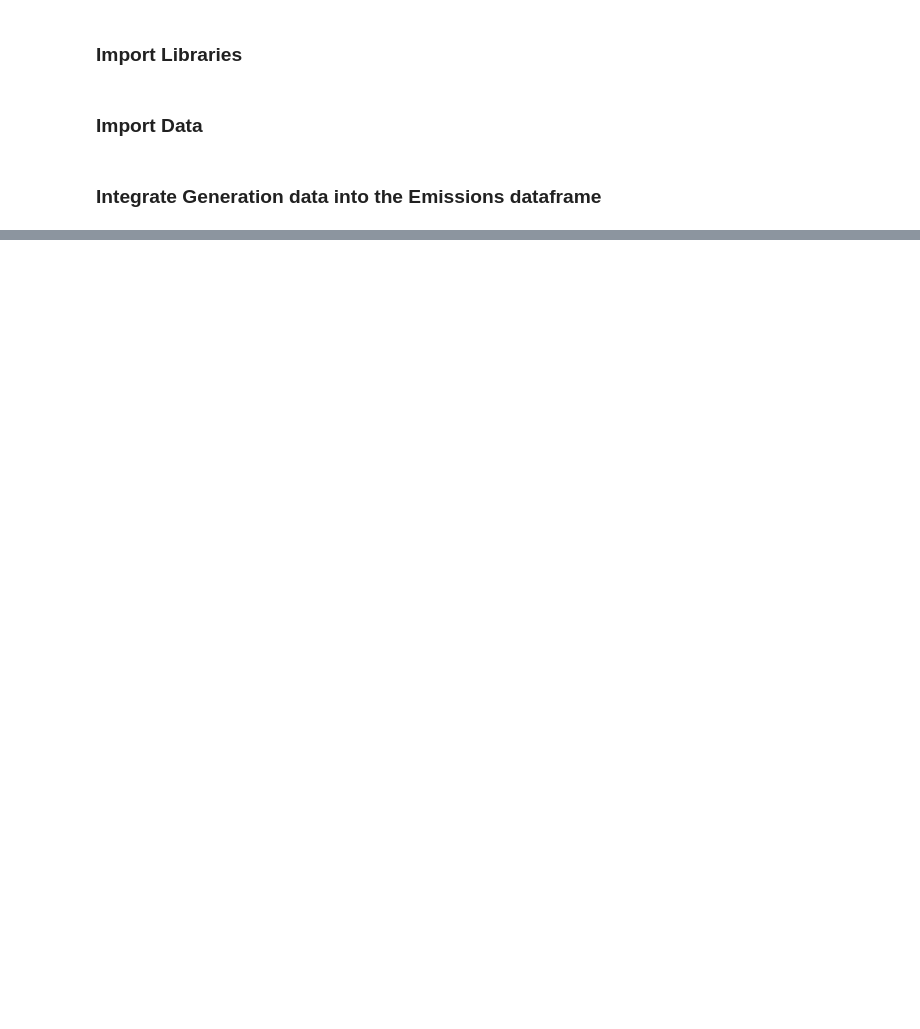
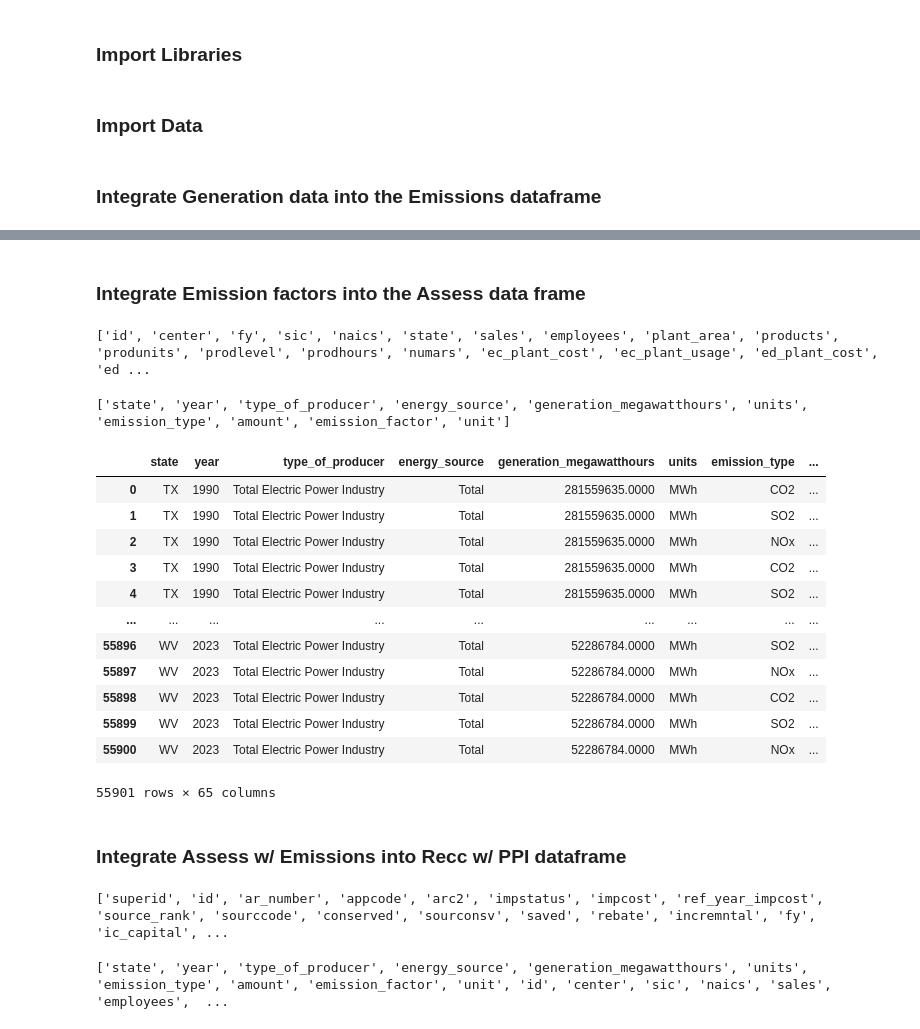
Before and after one commit to IndustrialEnergy/dataintegration, a Jupyter notebook: src/Electricity_Emissions_Integration.ipynb, the cells around one changed output, grey strips where cells are left out. Drawn from its saved outputs; the diff is of its cells as text; code cells hidden in the pictures; blank space fills up the shorter version.

```diff
--- a/src/Electricity_Emissions_Integration.ipynb
+++ b/src/Electricity_Emissions_Integration.ipynb
@@ -70,0 +80,64 @@ emissions_generation_df
+# %% [markdown]
+### Integrate Emission factors into the Assess data frame
+# %%
+print(list(assess_df.columns))
+# %% [output]
+['id', 'center', 'fy', 'sic', 'naics', 'state', 'sales', 'employees', 'plant_area', 'products', 'produnits', 'prodlevel', 'prodhours', 'numars', 'ec_plant_cost', 'ec_plant_usage', 'ed_plant_cost', 'ed ...
+# %%
+print(list(emissions_generation_df.columns))
+# %% [output]
+['state', 'year', 'type_of_producer', 'energy_source', 'generation_megawatthours', 'units', 'emission_type', 'amount', 'emission_factor', 'unit']
+# %%
+# Rename year column and filter years 1990 - 2023
+assess_df = assess_df.rename(columns={"fy": "year"})
+assess_df = assess_df.loc[(assess_df['year'] >= 1990) & (assess_df['year'] <= 2023)]
+
+# Merge
+assess_emissions_df = assess_df.merge(
+    emissions_generation_df[['state', 'year', 'type_of_producer', 'energy_source',
+                             'generation_megawatthours', 'units', 'emission_type',
+                             'amount', 'emission_factor', 'unit']],
+    on=['state', 'year'],
+    how='left')
+
+# Calculate emission per product yearly electricity consumption
+assess_emissions_df['ec_emissions'] = assess_emissions_df['ec_plant_usage'] * assess_emissions_df['emission_factor']
+pd.set_option('display.float_format', lambda x: '%.4f' % x)
+assess_emissions_df['u'] = 'kg'
+# %%
+# reoder columns in assess_emissions_df
+assess_emissions_columns_order = ['state', 'year', 'type_of_producer', 'energy_source',
+                                  'generation_megawatthours', 'units', 'emission_type',
+                                  'amount', 'emission_factor', 'unit', 'id', 'center',
+                                  'sic', 'naics', 'sales', 'employees', 'plant_area',
+                                  'products', 'produnits', 'prodlevel', 'prodhours', 'numars',
+                                  'ec_plant_cost', 'ec_plant_usage', 'ec_emissions', 'u',
+                                  'ed_plant_cost', 'ed_plant_usage', 'ef_plant_cost',
+                                  'e2_plant_cost', 'e2_plant_usage', 'e3_plant_cost',
+                                  'e3_plant_usage', 'e4_plant_cost', 'e4_plant_usage',
+                                  'e5_plant_cost', 'e5_plant_usage', 'e6_plant_cost',
+                                  'e6_plant_usage', 'e7_plant_cost', 'e7_plant_usage',
+                                  'e8_plant_cost', 'e8_plant_usage', 'e9_plant_cost',
+                                  'e9_plant_usage', 'e10_plant_cost', 'e10_plant_usage',
+                                  'e11_plant_cost', 'e11_plant_usage', 'e12_plant_cost',
+                                  'e12_plant_usage', 'w0_plant_cost', 'w0_plant_usage',
+                                  'w1_plant_cost', 'w1_plant_usage', 'w2_plant_cost',
+                                  'w2_plant_usage', 'w3_plant_cost', 'w3_plant_usage',
+                                  'w4_plant_cost', 'w4_plant_usage', 'w5_plant_cost',
+                                  'w5_plant_usage', 'w6_plant_cost', 'w6_plant_usage']
+assess_emissions_df = assess_emissions_df[assess_emissions_columns_order]
+assess_emissions_df
+# %% [output]
+|  | state | year | type_of_producer | energy_source | generation_megawatthours | units | emission_type | ... |
+| 0 | TX | 1990 | Total Electric Power Industry | Total | 281559635.0000 | MWh | CO2 | ... |
+| 1 | TX | 1990 | Total Electric Power Industry | Total | 281559635.0000 | MWh | SO2 | ... |
+| 2 | TX | 1990 | Total Electric Power Industry | Total | 281559635.0000 | MWh | NOx | ... |
+| 3 | TX | 1990 | Total Electric Power Industry | Total | 281559635.0000 | MWh | CO2 | ... |
+| 4 | TX | 1990 | Total Electric Power Industry | Total | 281559635.0000 | MWh | SO2 | ... |
+| ... | ... | ... | ... | ... | ... | ... | ... | ... |
+| 55896 | WV | 2023 | Total Electric Power Industry | Total | 52286784.0000 | MWh | SO2 | ... |
+| 55897 | WV | 2023 | Total Electric Power Industry | Total | 52286784.0000 | MWh | NOx | ... |
+| 55898 | WV | 2023 | Total Electric Power Industry | Total | 52286784.0000 | MWh | CO2 | ... |
+| 55899 | WV | 2023 | Total Electric Power Industry | Total | 52286784.0000 | MWh | SO2 | ... |
+| 55900 | WV | 2023 | Total Electric Power Industry | Total | 52286784.0000 | MWh | NOx | ... |
+55901 rows × 65 columns
@@ -70,0 +146,10 @@ emissions_generation_df
+# %% [markdown]
+### Integrate Assess w/ Emissions into Recc w/ PPI dataframe
+# %%
+print(list(recc_df.columns))
+# %% [output]
+['superid', 'id', 'ar_number', 'appcode', 'arc2', 'impstatus', 'impcost', 'ref_year_impcost', 'source_rank', 'sourccode', 'conserved', 'sourconsv', 'saved', 'rebate', 'incremntal', 'fy', 'ic_capital', ...
+# %%
+print(list(assess_emissions_df.columns))
+# %% [output]
+['state', 'year', 'type_of_producer', 'energy_source', 'generation_megawatthours', 'units', 'emission_type', 'amount', 'emission_factor', 'unit', 'id', 'center', 'sic', 'naics', 'sales', 'employees',  ...
```
Also changed, not shown: parts of 12 cells of this notebook, 1 other file.
